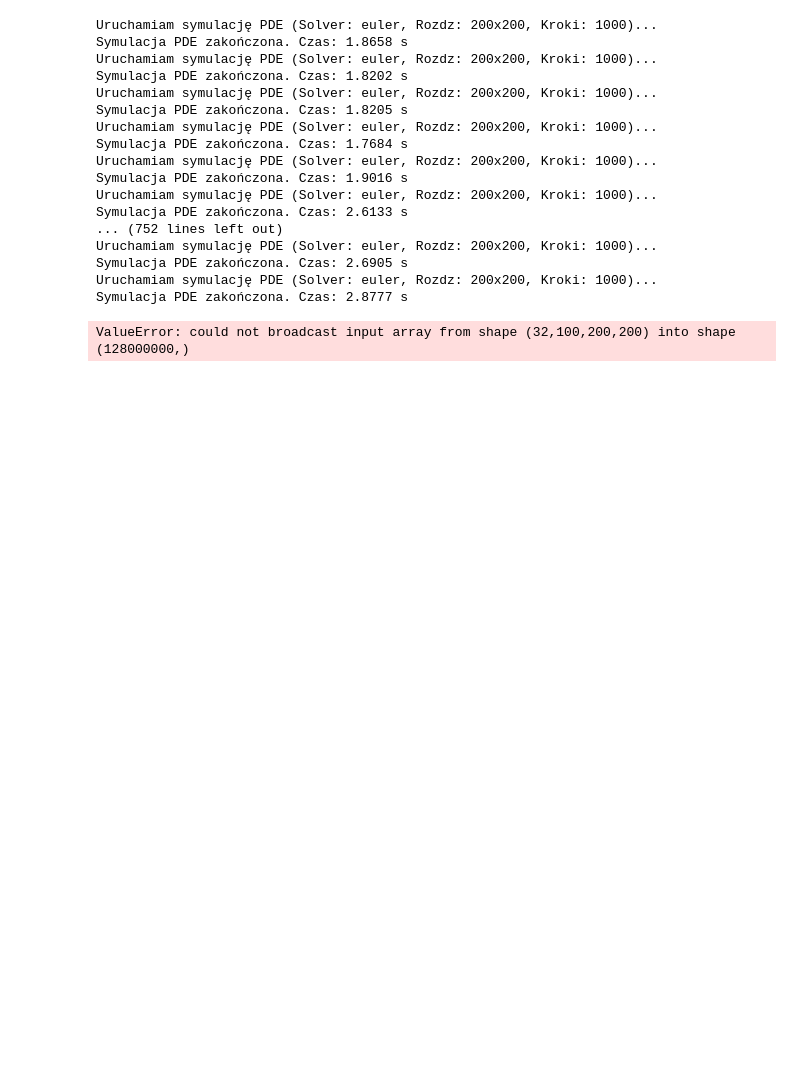
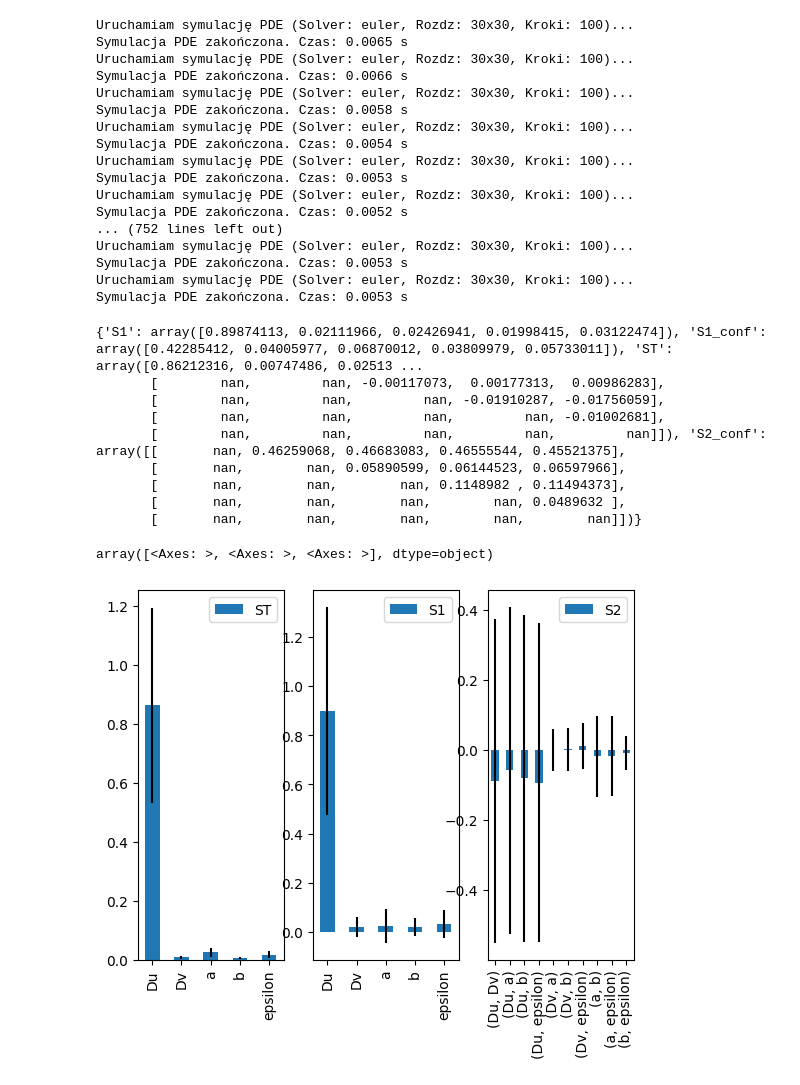
Before and after one commit to Purchowa/spiral_generation_FitzHugh-Nagumo, a Jupyter notebook: SA.ipynb, the cells around one changed output. Saved outputs shown, nothing was run; the diff lists cells and outputs as text; code cells hidden in the pictures; blank space fills up the shorter version.

```diff
--- a/SA.ipynb
+++ b/SA.ipynb
@@ -6,8 +6,4 @@ from SALib.analyze import sobol
 import numpy as np
-# %%
-sim = simulator(size=200, dt=0.01, dx=1,
-                Du=1, Dv=0, a=0.1, b=0.5,
-                epsilon=0.01, solver='euler')
 # %%
 problem = {
     'num_vars': 5,
@@ -19,37 +15,51 @@ problem = {
                [0.001, 0.02]]
 }
 # %%
-param_values = sampler.sample(problem, 32)
+param_values = sampler.sobol.sample(problem, 32)
 # %%
 Y = []
 
 for i, values in enumerate(param_values):
     params = dict(zip(problem['names'],values))
-    sim = simulator(size=200,**params)
+    sim = simulator(size=30,**params)
     sim.set_initial_conditions('spiral_obstacle')
-    u = sim.run_simulation(1000)
-    Y.append(u)
+    u = sim.run_simulation(100)
+    mean_u = np.mean(u)
+    Y.append(mean_u)
 
-Y = np.array(Y)
+Y = np.array(Y).reshape(-1,)
 # %% [output]
-Uruchamiam symulację PDE (Solver: euler, Rozdz: 200x200, Kroki: 1000)...
-Symulacja PDE zakończona. Czas: 1.8658 s
-Uruchamiam symulację PDE (Solver: euler, Rozdz: 200x200, Kroki: 1000)...
-Symulacja PDE zakończona. Czas: 1.8202 s
-Uruchamiam symulację PDE (Solver: euler, Rozdz: 200x200, Kroki: 1000)...
-Symulacja PDE zakończona. Czas: 1.8205 s
-Uruchamiam symulację PDE (Solver: euler, Rozdz: 200x200, Kroki: 1000)...
-Symulacja PDE zakończona. Czas: 1.7684 s
-Uruchamiam symulację PDE (Solver: euler, Rozdz: 200x200, Kroki: 1000)...
-Symulacja PDE zakończona. Czas: 1.9016 s
-Uruchamiam symulację PDE (Solver: euler, Rozdz: 200x200, Kroki: 1000)...
-Symulacja PDE zakończona. Czas: 2.6133 s
+Uruchamiam symulację PDE (Solver: euler, Rozdz: 30x30, Kroki: 100)...
+Symulacja PDE zakończona. Czas: 0.0065 s
+Uruchamiam symulację PDE (Solver: euler, Rozdz: 30x30, Kroki: 100)...
+Symulacja PDE zakończona. Czas: 0.0066 s
+Uruchamiam symulację PDE (Solver: euler, Rozdz: 30x30, Kroki: 100)...
+Symulacja PDE zakończona. Czas: 0.0058 s
+Uruchamiam symulację PDE (Solver: euler, Rozdz: 30x30, Kroki: 100)...
+Symulacja PDE zakończona. Czas: 0.0054 s
+Uruchamiam symulację PDE (Solver: euler, Rozdz: 30x30, Kroki: 100)...
+Symulacja PDE zakończona. Czas: 0.0053 s
+Uruchamiam symulację PDE (Solver: euler, Rozdz: 30x30, Kroki: 100)...
+Symulacja PDE zakończona. Czas: 0.0052 s
 ... (752 lines left out)
-Uruchamiam symulację PDE (Solver: euler, Rozdz: 200x200, Kroki: 1000)...
-Symulacja PDE zakończona. Czas: 2.6905 s
-Uruchamiam symulację PDE (Solver: euler, Rozdz: 200x200, Kroki: 1000)...
-Symulacja PDE zakończona. Czas: 2.8777 s
+Uruchamiam symulację PDE (Solver: euler, Rozdz: 30x30, Kroki: 100)...
+Symulacja PDE zakończona. Czas: 0.0053 s
+Uruchamiam symulację PDE (Solver: euler, Rozdz: 30x30, Kroki: 100)...
+Symulacja PDE zakończona. Czas: 0.0053 s
 # %%
 Si = sobol.analyze(problem, Y)
+print(Si)
+
+Si.plot()
 # %% [output]
-ValueError: could not broadcast input array from shape (32,100,200,200) into shape (128000000,)
+{'S1': array([0.89874113, 0.02111966, 0.02426941, 0.01998415, 0.03122474]), 'S1_conf': array([0.42285412, 0.04005977, 0.06870012, 0.03809979, 0.05733011]), 'ST': array([0.86212316, 0.00747486, 0.02513 ...
+       [        nan,         nan, -0.00117073,  0.00177313,  0.00986283],
+       [        nan,         nan,         nan, -0.01910287, -0.01756059],
+       [        nan,         nan,         nan,         nan, -0.01002681],
+       [        nan,         nan,         nan,         nan,         nan]]), 'S2_conf': array([[       nan, 0.46259068, 0.46683083, 0.46555544, 0.45521375],
+       [       nan,        nan, 0.05890599, 0.06144523, 0.06597966],
+       [       nan,        nan,        nan, 0.1148982 , 0.11494373],
+       [       nan,        nan,        nan,        nan, 0.0489632 ],
+       [       nan,        nan,        nan,        nan,        nan]])}
+array([<Axes: >, <Axes: >, <Axes: >], dtype=object)
+[figure, added]
```
Also changed, not shown: parts of 2 cells of this notebook.
